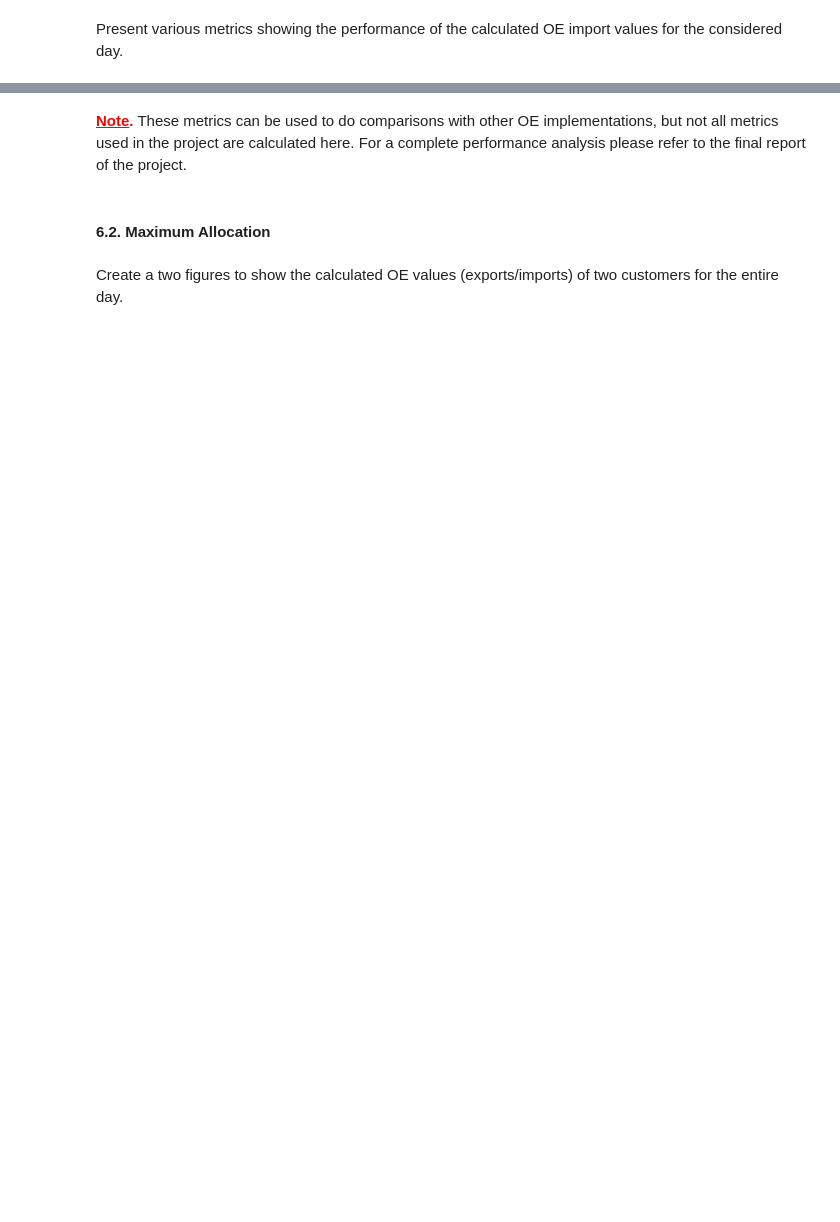
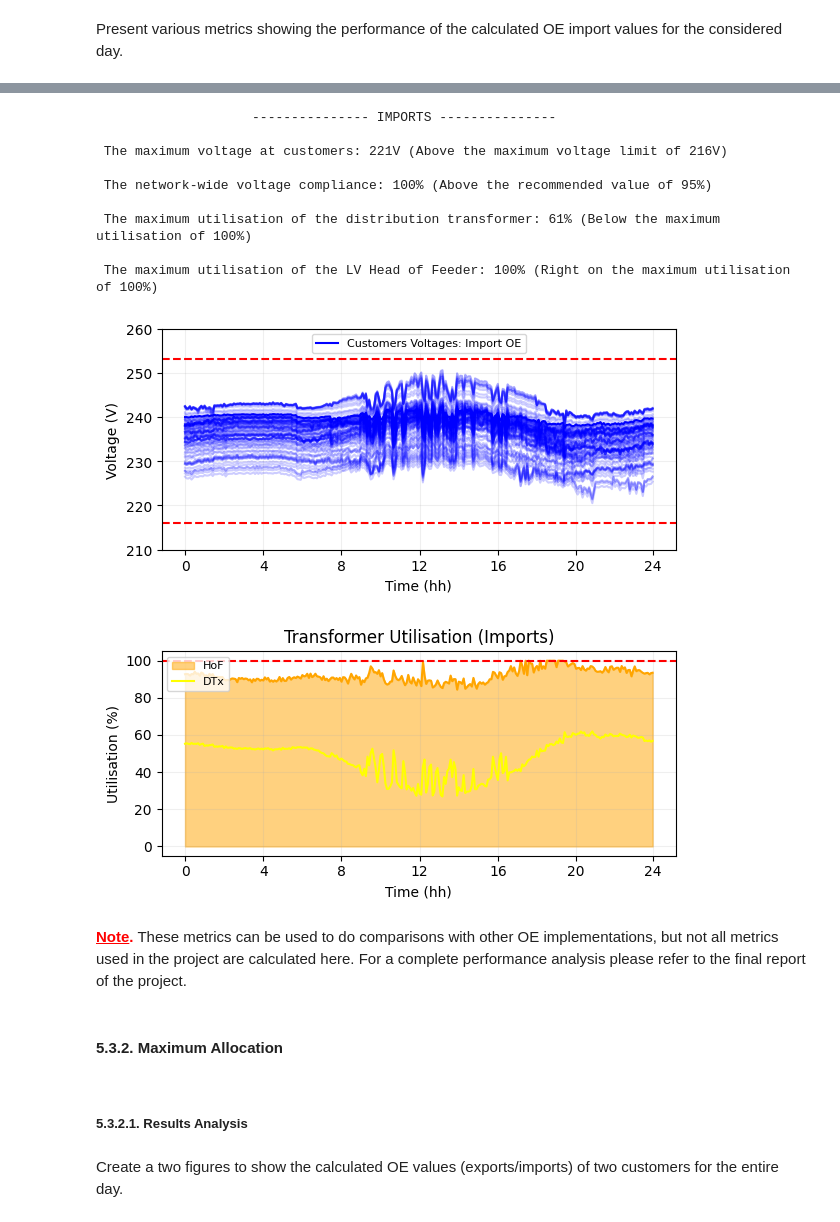
Before and after one commit to Team-Nando/OE1-Ideal, a Jupyter notebook: OE1-Ideal.ipynb, the cells around one changed output, grey strips where cells are left out. Saved outputs shown, nothing was run; the diff lists cells and outputs as text; code cells hidden in the pictures; blank space fills up the shorter version.

```diff
--- a/OE1-Ideal.ipynb
+++ b/OE1-Ideal.ipynb
@@ -1051,4 +943,45 @@ plt.show()
+# %%
+# The metrics are shown
+show_metrics(
+    title="IMPORTS",
+    volt_all_cust=round(np.min(ideal_oe_prop_day_imp_volt_all_cust)),
+    lv_tx_util=round(np.max(ideal_oe_prop_day_imp_lv_tx_util)),
+    lv_hof_util=round(np.max(ideal_oe_prop_day_imp_lv_hof_util_max)),
+    voltage_compliance=round(imp_voltage_compliance)
+)
+
+# plot the voltage at all customers
+show_plot_voltages(
+    data=ideal_oe_prop_day_imp_volt_all_cust,
+    loads=load_list_prop,
+    data_label="Customers Voltages: Import OE",
+    # fig_size=(6,6)
+    save_name="Voltage-Import-OE.png"
+)
+# plot transformer utilisation
+show_plot_utilisation(
+    data=ideal_oe_prop_day_imp_lv_hof_util_max,
+    data2 = ideal_oe_prop_day_imp_lv_tx_util,
+    title="Transformer Utilisation (Imports)",
+    y_title="Utilisation (%)",
+    x_title="Time (hh)",
+    # fig_size=(6,6),
+    # save_name="Transformer-Utilisation-Import-OE.png"
+)
+# %% [output]
+                    --------------- IMPORTS ---------------
+
+ The maximum voltage at customers: 221V (Above the maximum voltage limit of 216V)
+
+ The network-wide voltage compliance: 100% (Above the recommended value of 95%)
+
+ The maximum utilisation of the distribution transformer: 61% (Below the maximum utilisation of 100%)
+
+ The maximum utilisation of the LV Head of Feeder: 100% (Right on the maximum utilisation of 100%)
+[figure, added]
+[figure, added]
 # %% [markdown]
 <span style="color:red">**<u>Note</u>.</span>** These metrics can be used to do comparisons with other OE implementations, but not all metrics used in the project are calculated here. For a complete performance analysis please refer to the final report of the project.
 # %% [markdown]
-#### 6.2. Maximum Allocation
+#### 5.3.2. Maximum Allocation
+<a name="maximum-allocation"></a>
@@ -1147,2 +1022,4 @@ imp_voltage_compliance = (1 - ((cont_imp) / len(load_list))) * 100
+# %% [markdown]
+##### 5.3.2.1. Results Analysis
 # %% [markdown]
 Create a two figures to show the calculated OE values (exports/imports) of two customers for the entire day.
```
Also changed, not shown: parts of 67 cells of this notebook, 1 other file.
